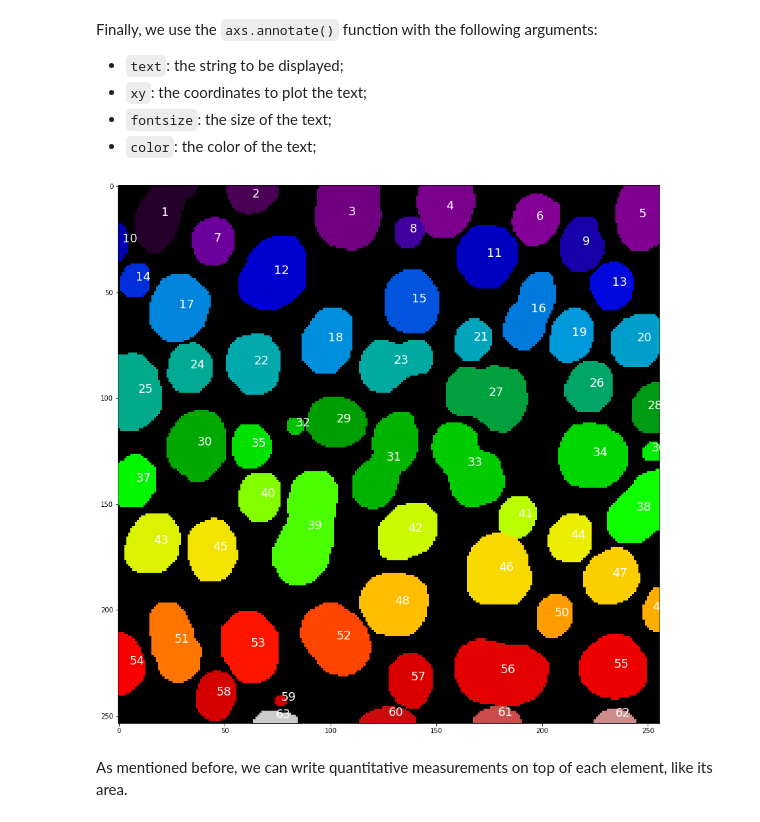
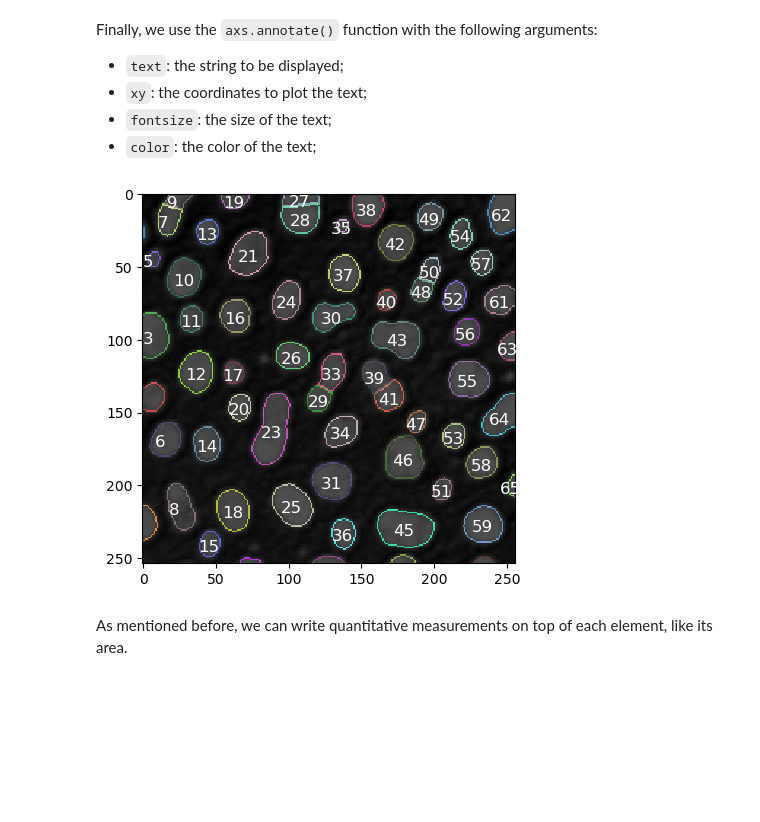
Before and after one commit to haesleinhuepf/BioImageAnalysisNotebooks, a Jupyter notebook: docs/60_data_visualization/overlay_text_on_image.ipynb, the cells around one changed output. Drawn from its saved outputs; the diff is of its cells as text; code cells hidden in the pictures; blank space fills up the shorter version.

Commit message:
show original image under labels

```diff
--- a/docs/60_data_visualization/overlay_text_on_image.ipynb
+++ b/docs/60_data_visualization/overlay_text_on_image.ipynb
@@ -25,0 +17,4 @@ axs.imshow(labeled_blobs, cmap='nipy_spectral')
+# %%
+# Load data
+blobs = imread('../../data/blobs.tif')
+cle.asarray(blobs)
@@ -25,0 +29,3 @@ axs.imshow(labeled_blobs, cmap='nipy_spectral')
+# %%
+labeled_blobs = cle.voronoi_otsu_labeling(blobs, spot_sigma=3.5)
+labeled_blobs
@@ -36,21 +50,22 @@ Finally, we use the `axs.annotate()` function with the following arguments:
  * `color`: the color of the text;
 # %%
 # Visualization
-fig, axs = plt.subplots(1, 1, figsize=(15,15))
-axs.imshow(labeled_blobs, cmap='nipy_spectral')
+fig, axs = plt.subplots(1, 1)
+cle.imshow(blobs, continue_drawing=True, plot=axs)
+cle.imshow(cle.reduce_labels_to_label_edges(labeled_blobs), labels=True, plot=axs, continue_drawing=True, alpha=0.7)
 
 # Plot label number over each element (iterate over each element)
 for element in regionprops:
     # Get element centroid (x, y)
-    element_centroid = (element.centroid[1], element.centroid[0])
+    element_centroid = (element.centroid[1]-8, element.centroid[0]+5)
 
     # Get element label and convert it to string
     element_label = str(element.label)
 
     # Plot label number at the coordinates of that element centroid
-    axs.annotate(text = element_label, xy = element_centroid, fontsize = 18, color = 'white')
+    axs.annotate(text = element_label, xy = element_centroid, fontsize = 12, color = 'white')
 # %% [output]
-[figure, old version]
+[figure, new version]
 # %% [markdown]
 As mentioned before, we can write quantitative measurements on top of each element, like its area.
 # %%
```
Also changed, not shown: parts of 6 cells of this notebook.
